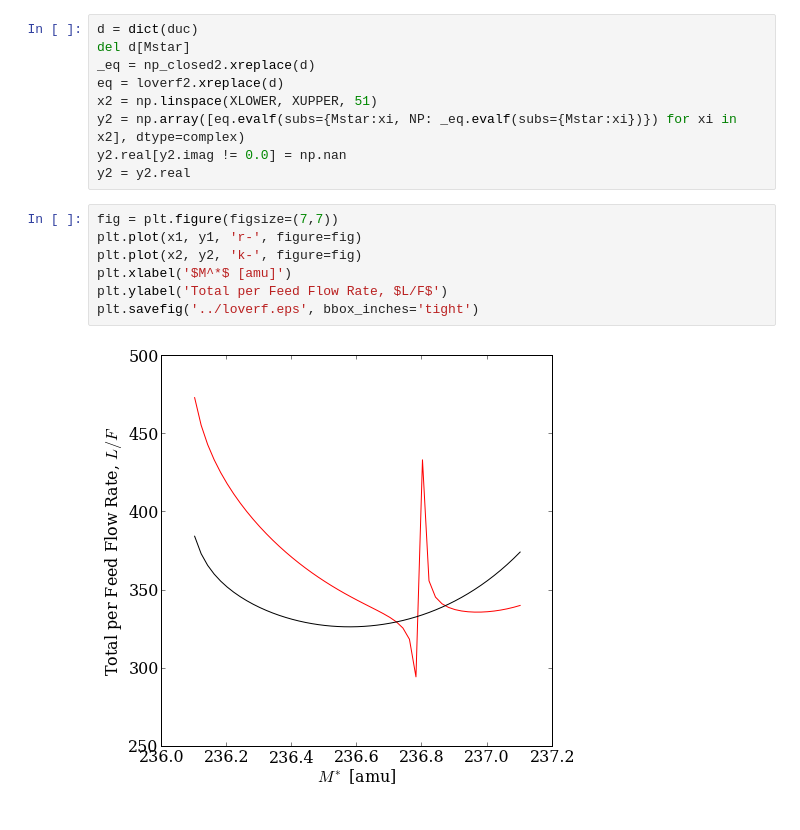
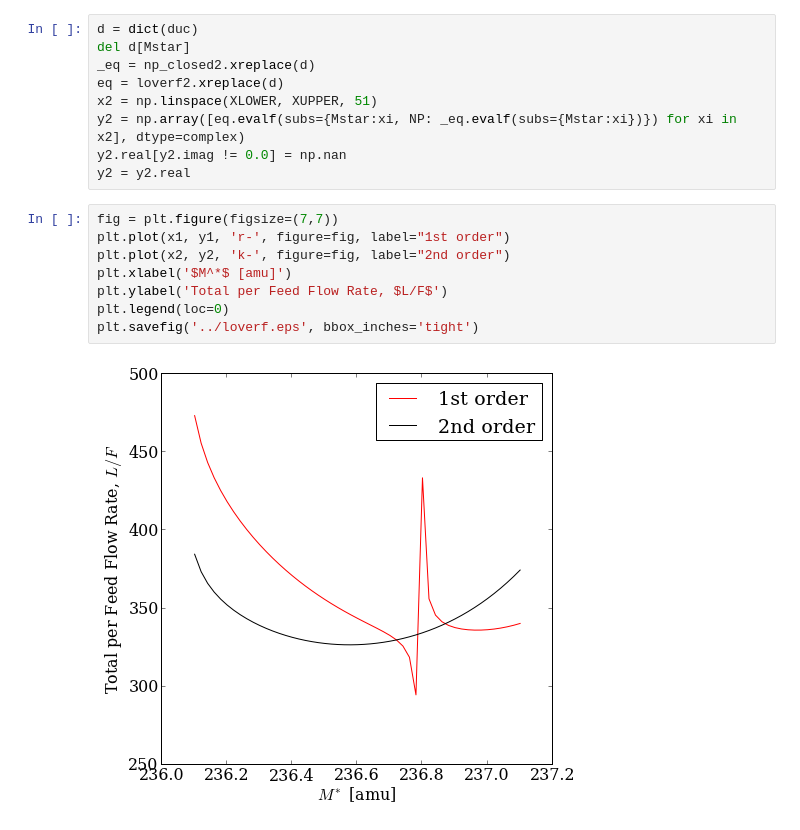
Before and after one commit to scopatz/mc2013, a Jupyter notebook: data/ord_1_vs_2.ipynb, the cells around one changed output. Cells and saved outputs as stored; diff of their text form.

```diff
--- a/data/ord_1_vs_2.ipynb
+++ b/data/ord_1_vs_2.ipynb
@@ -237,10 +238,11 @@ y2.real[y2.imag != 0.0] = np.nan
 y2 = y2.real
 # %%
 fig = plt.figure(figsize=(7,7))
-plt.plot(x1, y1, 'r-', figure=fig)
-plt.plot(x2, y2, 'k-', figure=fig)
+plt.plot(x1, y1, 'r-', figure=fig, label="1st order")
+plt.plot(x2, y2, 'k-', figure=fig, label="2nd order")
 plt.xlabel('$M^*$ [amu]')
 plt.ylabel('Total per Feed Flow Rate, $L/F$')
+plt.legend(loc=0)
 plt.savefig('../loverf.eps', bbox_inches='tight')
 # %% [output]
-[figure, old version]
+[figure, new version]
```
Also changed, not shown: parts of 1 cell of this notebook, 7 other files.
